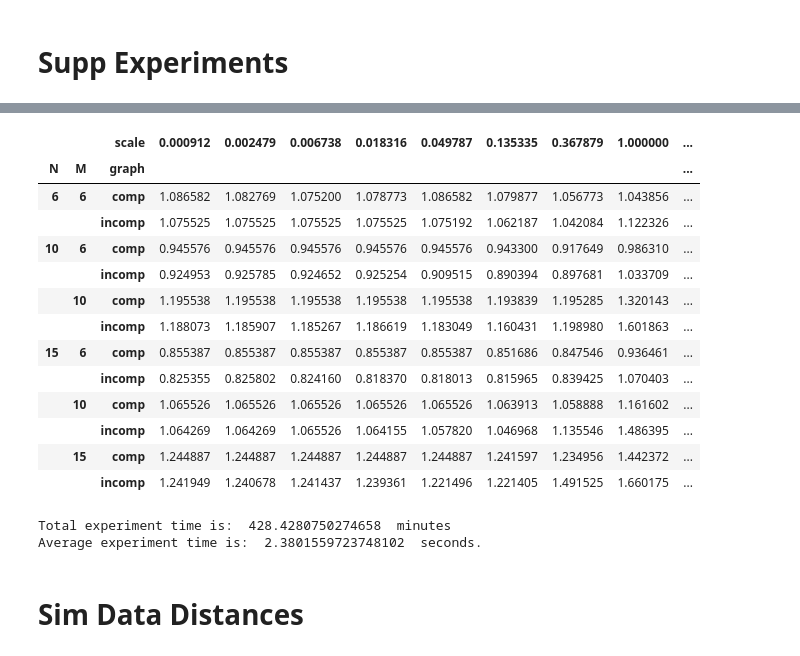
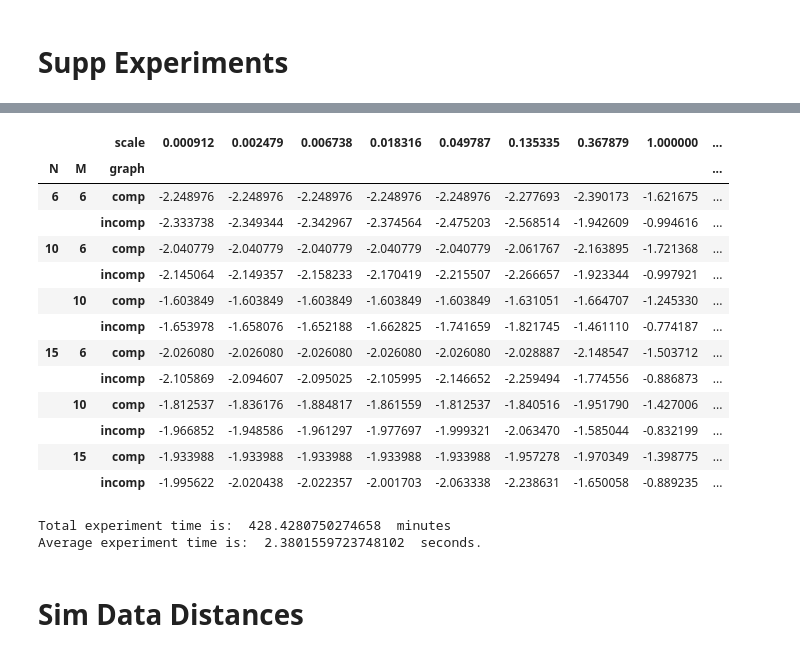
Before and after one commit to Roroast/WDDD, a Jupyter notebook: WDDD_notebook.ipynb, the cells around one changed output, grey strips where cells are left out. Drawn from its saved outputs; the diff is of its cells as text; code cells hidden in the pictures.

```diff
--- a/WDDD_notebook.ipynb
+++ b/WDDD_notebook.ipynb
@@ -66,23 +73,24 @@ supp_descent_DF = pd.read_pickle("DataFrames/supp_descent_DF.pkl")
 # %%
 #log_error_supp_descent_DF = log_error(supp_descent_DF)
-display(supp_descent_DF.groupby(['scale', 'N', 'M', 'graph'])['loss_values'].agg([('mean', 'mean')])['mean'].unstack(level=0).style.highlight_min(color = 'lightgreen', axis = 1))
-# print(supp_descent_DF.groupby(['scale', 'N', 'M', 'graph'])['log_error'].agg([('mean', 'mean')])['mean'].str[-1].unstack(level=0).to_latex(float_format="%.3f"))
+display(supp_descent_DF.groupby(['scale', 'N', 'M', 'graph'])['error'].agg([('mean', 'mean')])['mean'].apply(np.log).unstack(level=0).style.highlight_min(color = 'lightgreen', axis = 1))
+#print(supp_descent_DF.groupby(['scale', 'N', 'M', 'graph'])['error'].agg([('mean', 'mean')])['mean'].apply(np.log).unstack(level=0).to_latex(float_format="%.2f"))
+#print(supp_descent_DF.groupby(['scale', 'graph'])['error'].agg([('mean', 'mean')])['mean'].apply(np.log).unstack(level=0).to_latex(float_format="%.2f"))
 print("Total experiment time is: ", sum(supp_descent_DF['time_taken'])/60, " minutes" )
 print("Average experiment time is: ", np.mean(supp_descent_DF['time_taken']), " seconds." )
 # %% [output]
 |  |  | scale | 0.000912 | 0.002479 | 0.006738 | 0.018316 | 0.049787 | 0.135335 | 0.367879 | 1.000000 | ... |
 | N | M | graph |  |  |  |  |  |  |  |  | ... |
-| 6 | 6 | comp | 1.086582 | 1.082769 | 1.075200 | 1.078773 | 1.086582 | 1.079877 | 1.056773 | 1.043856 | ... |
-|  |  | incomp | 1.075525 | 1.075525 | 1.075525 | 1.075525 | 1.075192 | 1.062187 | 1.042084 | 1.122326 | ... |
-| 10 | 6 | comp | 0.945576 | 0.945576 | 0.945576 | 0.945576 | 0.945576 | 0.943300 | 0.917649 | 0.986310 | ... |
-|  |  | incomp | 0.924953 | 0.925785 | 0.924652 | 0.925254 | 0.909515 | 0.890394 | 0.897681 | 1.033709 | ... |
-|  | 10 | comp | 1.195538 | 1.195538 | 1.195538 | 1.195538 | 1.195538 | 1.193839 | 1.195285 | 1.320143 | ... |
-|  |  | incomp | 1.188073 | 1.185907 | 1.185267 | 1.186619 | 1.183049 | 1.160431 | 1.198980 | 1.601863 | ... |
-| 15 | 6 | comp | 0.855387 | 0.855387 | 0.855387 | 0.855387 | 0.855387 | 0.851686 | 0.847546 | 0.936461 | ... |
-|  |  | incomp | 0.825355 | 0.825802 | 0.824160 | 0.818370 | 0.818013 | 0.815965 | 0.839425 | 1.070403 | ... |
-|  | 10 | comp | 1.065526 | 1.065526 | 1.065526 | 1.065526 | 1.065526 | 1.063913 | 1.058888 | 1.161602 | ... |
-|  |  | incomp | 1.064269 | 1.064269 | 1.065526 | 1.064155 | 1.057820 | 1.046968 | 1.135546 | 1.486395 | ... |
-|  | 15 | comp | 1.244887 | 1.244887 | 1.244887 | 1.244887 | 1.244887 | 1.241597 | 1.234956 | 1.442372 | ... |
-|  |  | incomp | 1.241949 | 1.240678 | 1.241437 | 1.239361 | 1.221496 | 1.221405 | 1.491525 | 1.660175 | ... |
+| 6 | 6 | comp | -2.248976 | -2.248976 | -2.248976 | -2.248976 | -2.248976 | -2.277693 | -2.390173 | -1.621675 | ... |
+|  |  | incomp | -2.333738 | -2.349344 | -2.342967 | -2.374564 | -2.475203 | -2.568514 | -1.942609 | -0.994616 | ... |
+| 10 | 6 | comp | -2.040779 | -2.040779 | -2.040779 | -2.040779 | -2.040779 | -2.061767 | -2.163895 | -1.721368 | ... |
+|  |  | incomp | -2.145064 | -2.149357 | -2.158233 | -2.170419 | -2.215507 | -2.266657 | -1.923344 | -0.997921 | ... |
+|  | 10 | comp | -1.603849 | -1.603849 | -1.603849 | -1.603849 | -1.603849 | -1.631051 | -1.664707 | -1.245330 | ... |
+|  |  | incomp | -1.653978 | -1.658076 | -1.652188 | -1.662825 | -1.741659 | -1.821745 | -1.461110 | -0.774187 | ... |
+| 15 | 6 | comp | -2.026080 | -2.026080 | -2.026080 | -2.026080 | -2.026080 | -2.028887 | -2.148547 | -1.503712 | ... |
+|  |  | incomp | -2.105869 | -2.094607 | -2.095025 | -2.105995 | -2.146652 | -2.259494 | -1.774556 | -0.886873 | ... |
+|  | 10 | comp | -1.812537 | -1.836176 | -1.884817 | -1.861559 | -1.812537 | -1.840516 | -1.951790 | -1.427006 | ... |
+|  |  | incomp | -1.966852 | -1.948586 | -1.961297 | -1.977697 | -1.999321 | -2.063470 | -1.585044 | -0.832199 | ... |
+|  | 15 | comp | -1.933988 | -1.933988 | -1.933988 | -1.933988 | -1.933988 | -1.957278 | -1.970349 | -1.398775 | ... |
+|  |  | incomp | -1.995622 | -2.020438 | -2.022357 | -2.001703 | -2.063338 | -2.238631 | -1.650058 | -0.889235 | ... |
 Total experiment time is:  428.4280750274658  minutes
 Average experiment time is:  2.3801559723748102  seconds.
```
Also changed, not shown: parts of 13 cells of this notebook, 12 other files.
